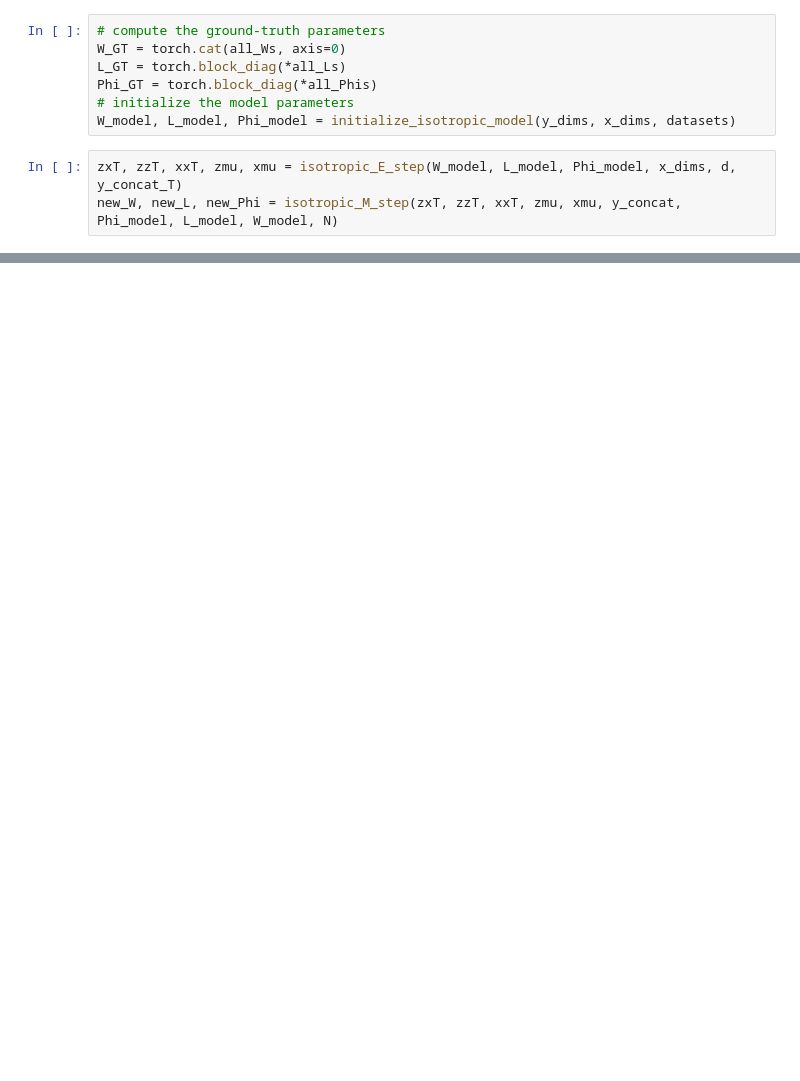
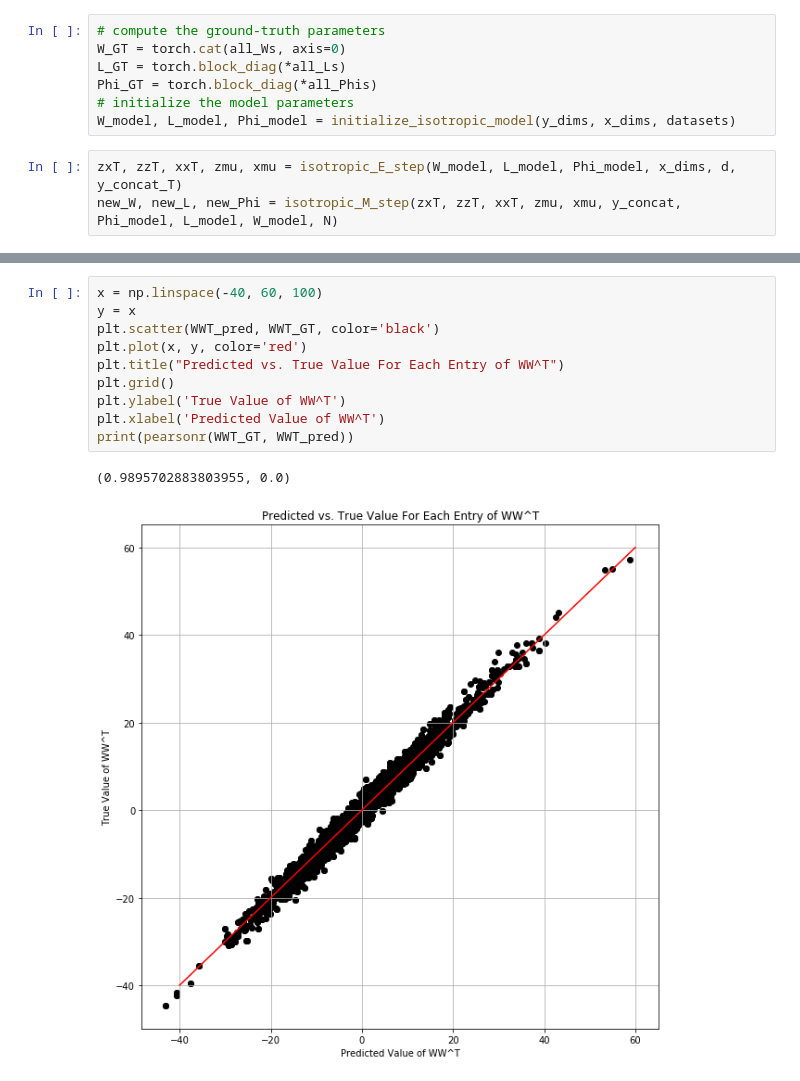
Before and after one commit to collinwa/MCFA, a Jupyter notebook: simulate_model.ipynb, the cells around one changed output, grey strips where cells are left out. Cells and saved outputs as stored; diff of their text form; blank space fills up the shorter version.

```diff
--- a/simulate_model.ipynb
+++ b/simulate_model.ipynb
@@ -610,0 +660,13 @@ Initial F-Norm (W-WGT)_F: 63.31181716918945 (L-LGT)_F: 62.65977478027344 (Phi-Ph
+# %%
+x = np.linspace(-40, 60, 100)
+y = x
+plt.scatter(WWT_pred, WWT_GT, color='black')
+plt.plot(x, y, color='red')
+plt.title("Predicted vs. True Value For Each Entry of WW^T")
+plt.grid()
+plt.ylabel('True Value of WW^T')
+plt.xlabel('Predicted Value of WW^T')
+print(pearsonr(WWT_GT, WWT_pred))
+# %% [output]
+(0.9895702883803955, 0.0)
+[figure, added]
```
Also changed, not shown: parts of 8 cells of this notebook.
